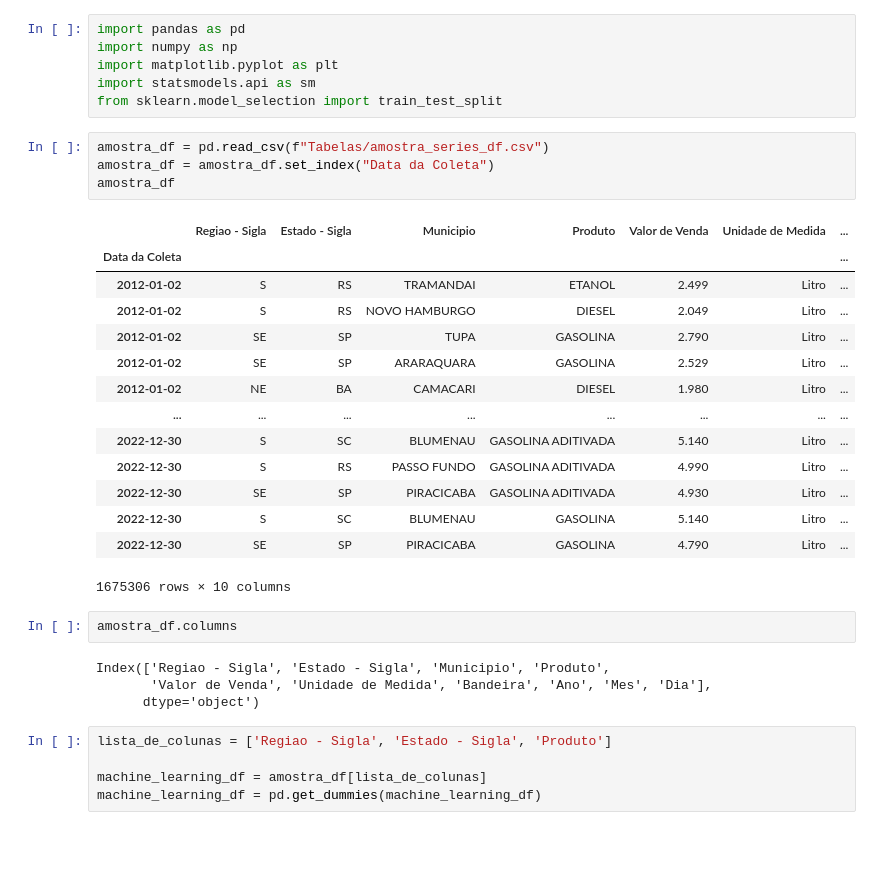
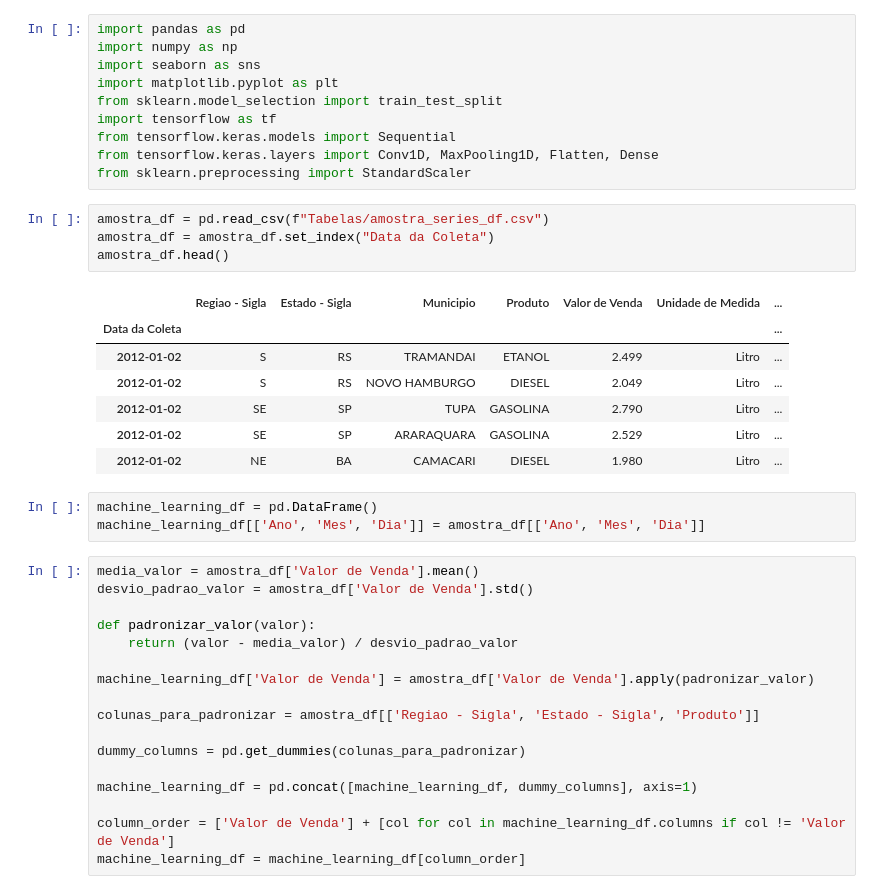
Before and after one commit to Jacksonvieira431/combustiveis_automotivos, a Jupyter notebook: 4_Machine_Leaning.ipynb, the cells around one changed output. Saved outputs shown, nothing was run; the diff lists cells and outputs as text; blank space fills up the shorter version.

```diff
--- a/4_Machine_Leaning.ipynb
+++ b/4_Machine_Leaning.ipynb
@@ -1,39 +1,45 @@
 # %%
 import pandas as pd
 import numpy as np
+import seaborn as sns
 import matplotlib.pyplot as plt
-import statsmodels.api as sm
 from sklearn.model_selection import train_test_split
+import tensorflow as tf
+from tensorflow.keras.models import Sequential
+from tensorflow.keras.layers import Conv1D, MaxPooling1D, Flatten, Dense
+from sklearn.preprocessing import StandardScaler
 # %%
 amostra_df = pd.read_csv(f"Tabelas/amostra_series_df.csv")
 amostra_df = amostra_df.set_index("Data da Coleta")
-amostra_df
+amostra_df.head()
 # %% [output]
 |  | Regiao - Sigla | Estado - Sigla | Municipio | Produto | Valor de Venda | Unidade de Medida | ... |
 | Data da Coleta |  |  |  |  |  |  | ... |
 | 2012-01-02 | S | RS | TRAMANDAI | ETANOL | 2.499 | Litro | ... |
 | 2012-01-02 | S | RS | NOVO HAMBURGO | DIESEL | 2.049 | Litro | ... |
 | 2012-01-02 | SE | SP | TUPA | GASOLINA | 2.790 | Litro | ... |
 | 2012-01-02 | SE | SP | ARARAQUARA | GASOLINA | 2.529 | Litro | ... |
 | 2012-01-02 | NE | BA | CAMACARI | DIESEL | 1.980 | Litro | ... |
-| ... | ... | ... | ... | ... | ... | ... | ... |
-| 2022-12-30 | S | SC | BLUMENAU | GASOLINA ADITIVADA | 5.140 | Litro | ... |
-| 2022-12-30 | S | RS | PASSO FUNDO | GASOLINA ADITIVADA | 4.990 | Litro | ... |
-| 2022-12-30 | SE | SP | PIRACICABA | GASOLINA ADITIVADA | 4.930 | Litro | ... |
-| 2022-12-30 | S | SC | BLUMENAU | GASOLINA | 5.140 | Litro | ... |
-| 2022-12-30 | SE | SP | PIRACICABA | GASOLINA | 4.790 | Litro | ... |
-1675306 rows × 10 columns
-# %%
-amostra_df.columns
-# %% [output]
-Index(['Regiao - Sigla', 'Estado - Sigla', 'Municipio', 'Produto',
-       'Valor de Venda', 'Unidade de Medida', 'Bandeira', 'Ano', 'Mes', 'Dia'],
-      dtype='object')
-# %%
-lista_de_colunas = ['Regiao - Sigla', 'Estado - Sigla', 'Produto']
-
-machine_learning_df = amostra_df[lista_de_colunas]
-machine_learning_df = pd.get_dummies(machine_learning_df)
+# %%
+machine_learning_df = pd.DataFrame()
+machine_learning_df[['Ano', 'Mes', 'Dia']] = amostra_df[['Ano', 'Mes', 'Dia']]
+# %%
+media_valor = amostra_df['Valor de Venda'].mean()
+desvio_padrao_valor = amostra_df['Valor de Venda'].std()
+
+def padronizar_valor(valor):
+    return (valor - media_valor) / desvio_padrao_valor
+
+machine_learning_df['Valor de Venda'] = amostra_df['Valor de Venda'].apply(padronizar_valor)
+
+colunas_para_padronizar = amostra_df[['Regiao - Sigla', 'Estado - Sigla', 'Produto']]
+
+dummy_columns = pd.get_dummies(colunas_para_padronizar)
+
+machine_learning_df = pd.concat([machine_learning_df, dummy_columns], axis=1)
+
+column_order = ['Valor de Venda'] + [col for col in machine_learning_df.columns if col != 'Valor de Venda']
+machine_learning_df = machine_learning_df[column_order]
 # %%
 machine_learning_df.head()
 # %% [output]
```
Also changed, not shown: parts of 25 cells of this notebook.
